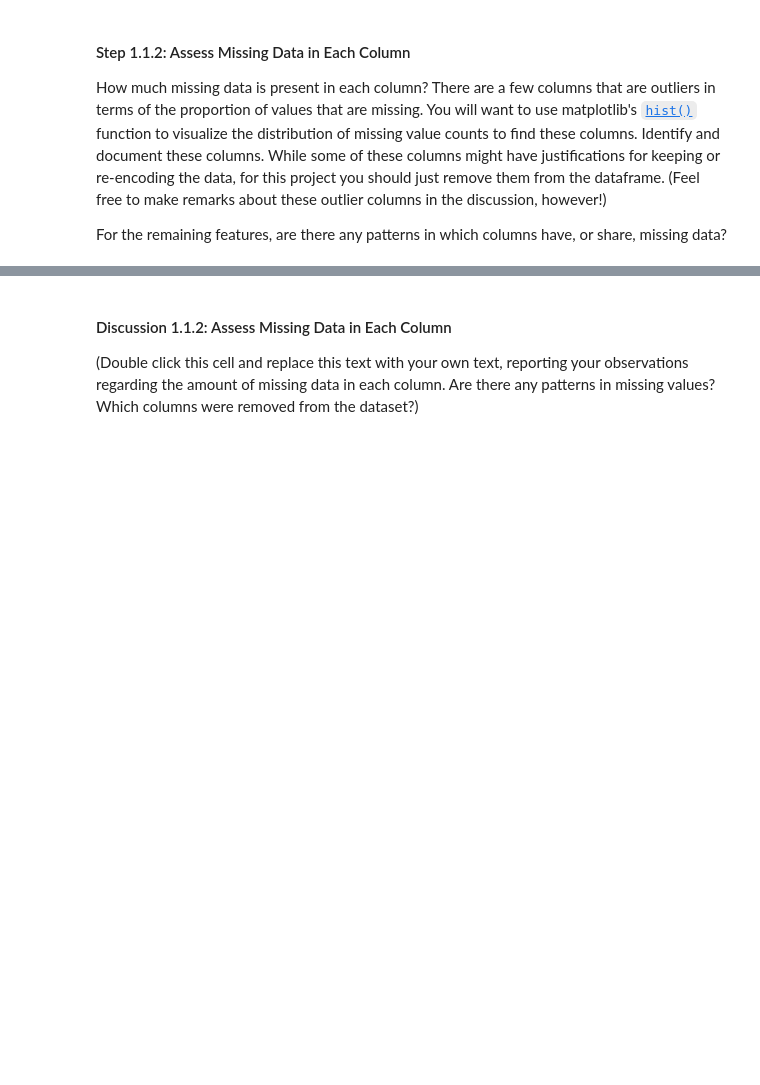
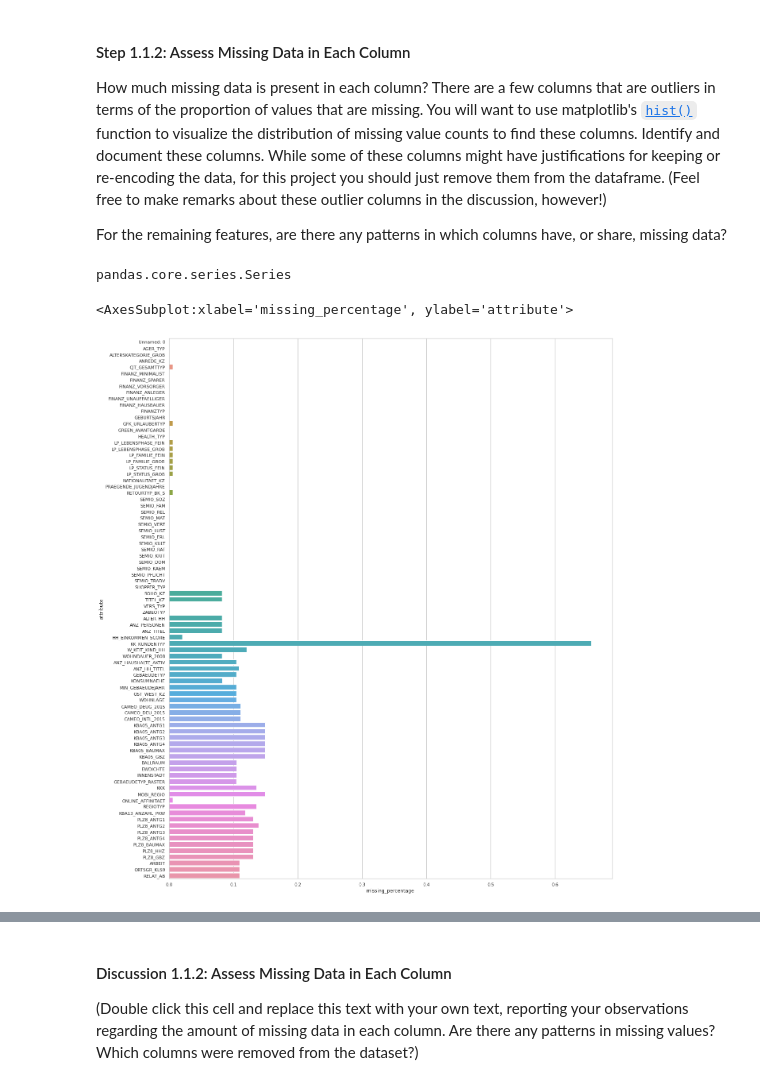
Before and after one commit to epocolis/udacity-machine-learning-with-tensorflow-nano-degree, a Jupyter notebook: projects/customer_segmentation/notebook/Identify_Customer_Segments.ipynb, the cells around one changed output, grey strips where cells are left out. Saved outputs shown, nothing was run; the diff lists cells and outputs as text; code cells hidden in the pictures; blank space fills up the shorter version.

```diff
--- a/projects/customer_segmentation/notebook/Identify_Customer_Segments.ipynb
+++ b/projects/customer_segmentation/notebook/Identify_Customer_Segments.ipynb
@@ -14,6 +14,8 @@ import numpy as np
 import pandas as pd
 import matplotlib.pyplot as plt
 import seaborn as sns
+
+sns.set_theme(style="whitegrid")
 
 # magic word for producing visualizations in notebook
 %matplotlib inline
@@ -73,8 +178,22 @@ For the remaining features, are there any patterns in which columns have, or sha
 # %%
 # Perform an assessment of how much missing data there is in each column of the
 # dataset.
+
+azdias_missing_unknown = pd.read_csv("Udacity_AZDIAS_Subset_with_missing_unknown_nans.csv", sep=";")
+# %% [output]
+pandas.core.series.Series
+# %%
+nan_missing_unknowns_series = azdias_missing_unknown.isna().sum()
+
+nan_df = pd.DataFrame({'attribute':nan_missing_unknowns_series.index, 'count':nan_missing_unknowns_series.values})
+nan_df["missing_percentage"] = (nan_df["count"]/len(azdias_missing_unknown))
 # %%
 # Investigate patterns in the amount of missing data in each column.
+f, ax = plt.subplots(figsize=(20, 25))
+sns.barplot(y="attribute", x="missing_percentage", data=nan_df)
+# %% [output]
+<AxesSubplot:xlabel='missing_percentage', ylabel='attribute'>
+[figure, added]
 # %%
 # Remove the outlier columns from the dataset. (You'll perform other data
 # engineering tasks such as re-encoding and imputation later.)
```
Also changed, not shown: parts of 14 cells of this notebook.
